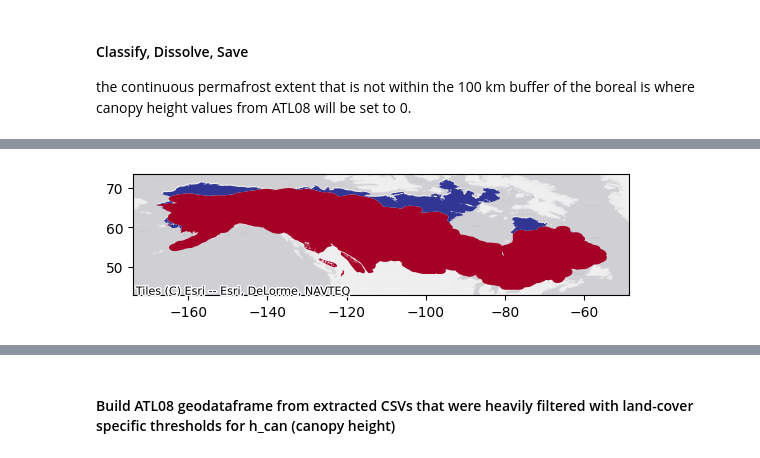
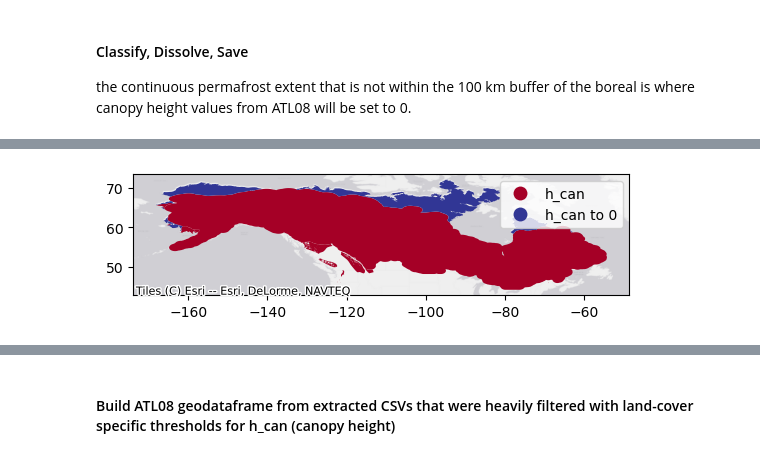
Before and after one commit to pahbs/geoscitools, a Jupyter notebook: boreal_height_cmip_extent.ipynb, the cells around one changed output, grey strips where cells are left out. Cells and saved outputs as stored; diff of their text form; code cells hidden in the pictures.

Commit message:
various boreal cmip6 nbs

```diff
--- a/boreal_height_cmip_extent.ipynb
+++ b/boreal_height_cmip_extent.ipynb
@@ -239,6 +233,16 @@ ax_main = ctx.add_basemap(ax_main, crs=4326,
 # %% [markdown]
 #### Classify, Dissolve, Save
 the continuous permafrost extent that is not within the 100 km buffer of the boreal is where canopy height values from ATL08 will be set to 0.
+# %%
+def domain_classifier(row):
+    if row["height_class"] == 'h_can':
+        return "training/testing | prediction"
+    elif row["height_class"] == 'h_can to 0':
+        return "training/testing"
+    elif row["height_class"] == 'NaN':
+        return "training/testing | prediction | analysis"
+    else:
+        return "none"
 # %%
 EXT_DICT['EXTENT_FINAL'] = []
 DIR_PROJ = '/explore/nobackup/people/pmontesa/userfs02/projects/ilab/boreal_height_cmip'
@@ -253,5 +257,21 @@ for REALM in EXT_DICT['REALM']:
 
     extent_dis = extent_dis[['geometry','height_class']]
 
+    extent_dis['domain'] = extent_dis.apply(domain_classifier, axis=1)
+
+    z = boreal_gdf_clip_buf[['geometry']].overlay(extent_dis, how='symmetric_difference')
+    z = boreal_gdf_clip_buf[['geometry']].overlay(z, how='union')
+
+    # Manually classify the new subset domain
+    z['index_orig'] = z.index
+    z.loc[z.index_orig==2,'domain'] = 'training/testing | prediction | analysis'
+    z.loc[z.index_orig==2,'height_class'] = 'h_can'
+    # Remove junk
+    z = z[~(z.domain.isnull())]
+    extent_dis = z
+
     extent_dis.to_file(EXTENT_FN, driver='GPKG')
-    extent_dis.explode().to_file(f"{DIR_PROJ}/boreal_height_cmip_extent_polygons_{REALM}.gpkg", driver='GPKG')
+
+    # Explode multi to single polygon
+    extent_dis = extent_dis.explode().reset_index()
+    extent_dis.to_file(f"{DIR_PROJ}/boreal_height_cmip_extent_polygons_{REALM}.gpkg", driver='GPKG')
@@ -289,7 +280,7 @@ memory usage: 2.3+ KB
 # %%
-ax_main = extent_dis.plot(column='height_class', cmap='RdYlBu')
+ax_main = extent_dis.plot(column='height_class', cmap='RdYlBu', legend=True)
 ax_main = ctx.add_basemap(ax_main, crs=4326,
             source = ctx.providers.Esri.WorldGrayCanvas
         )
 # %% [output]
-[figure, old version]
+[figure, new version]
```
Also changed, not shown: parts of 12 cells of this notebook, 4 other files.
